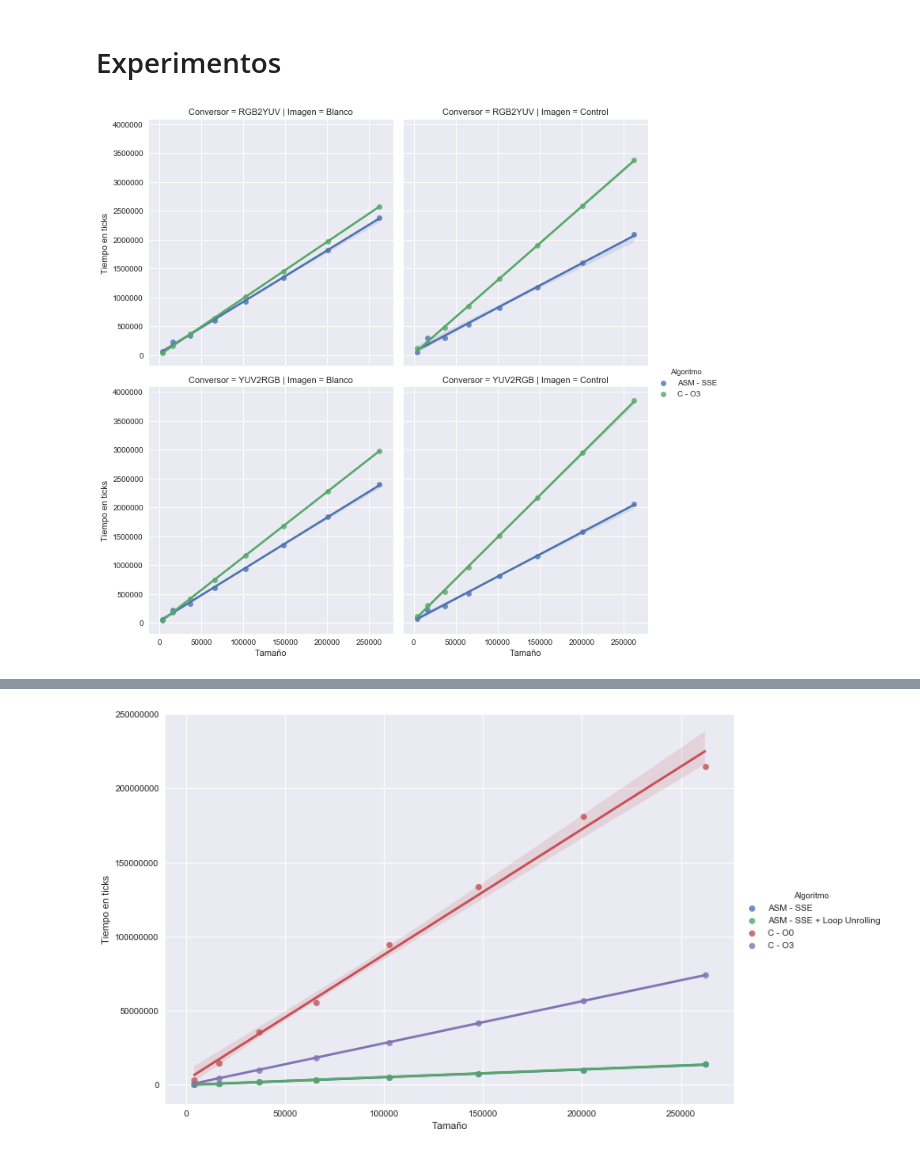
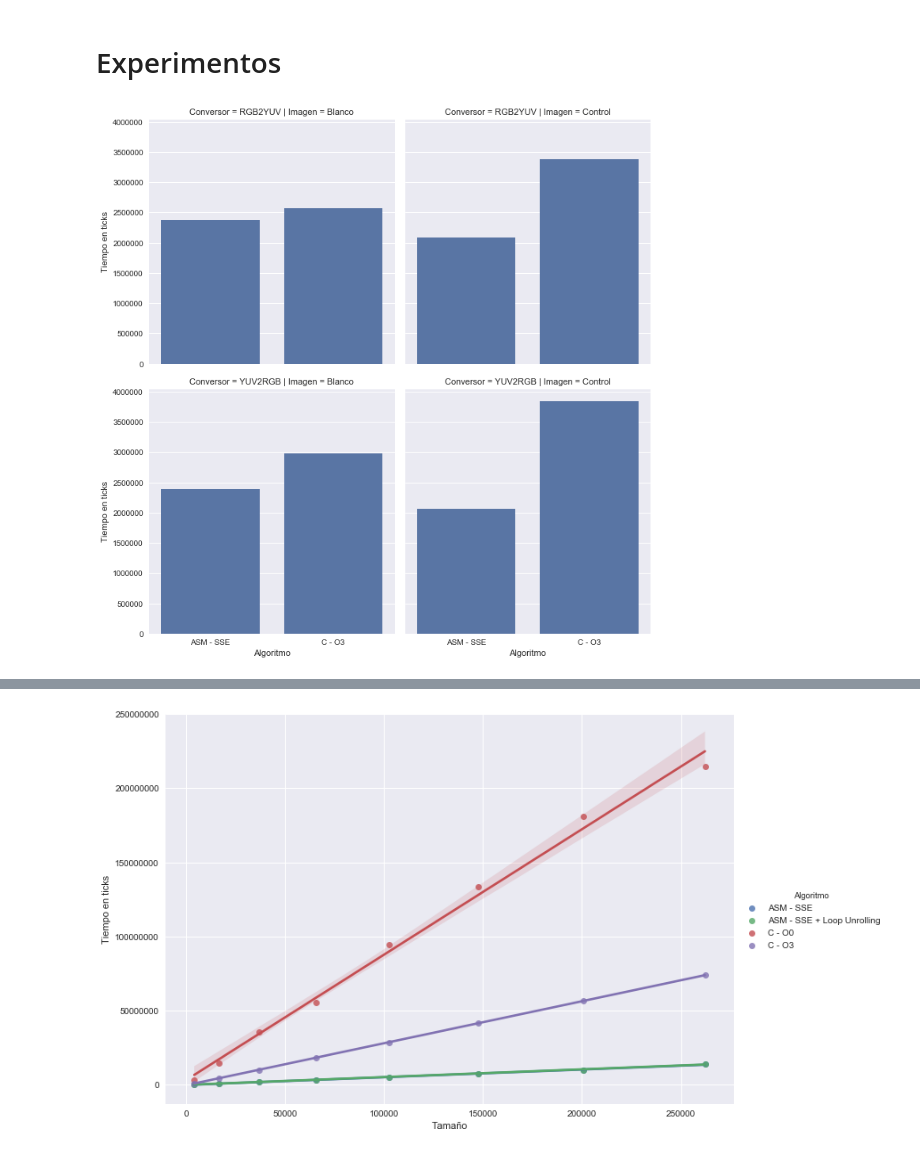
Before and after one commit to ZebaSz/orga2-tp2, a Jupyter notebook: informe/data/Orga2-TP2.ipynb, the cells around one changed output, grey strips where cells are left out. Saved outputs shown, nothing was run; the diff lists cells and outputs as text; code cells hidden in the pictures.

```diff
--- a/informe/data/Orga2-TP2.ipynb
+++ b/informe/data/Orga2-TP2.ipynb
@@ -87,27 +97,29 @@ plt.show()
 # %%
 dfRGBBlanco = pd.read_csv('rgb2yuv-blanco.csv')
 dfRGBBlanco[algo] = dfRGBBlanco[algo].map({1: ASM, 0: O3})
 dfRGBBlanco = dfRGBBlanco.groupby([algo, tam]).min().reset_index()
 dfRGBBlanco.insert(0,"Conversor","RGB2YUV")
 dfRGBBlanco.insert(0,"Imagen","Blanco")
 
 dfRGBCopy = dfRGB[dfRGB.Algoritmo != O0]
 dfRGBCopy.insert(0,"Imagen","Control")
 
 dfYUVBlanco = pd.read_csv('yuv2rgb-blanco.csv')
 dfYUVBlanco[algo] = dfYUVBlanco[algo].map({1: ASM, 0: O3})
 dfYUVBlanco = dfYUVBlanco.groupby([algo, tam]).min().reset_index()
 dfYUVBlanco.insert(0,"Conversor","YUV2RGB")
 dfYUVBlanco.insert(0,"Imagen","Blanco")
 
 dfYUVCopy = dfYUV[dfYUV.Algoritmo != O0]
 dfYUVCopy.insert(0,"Imagen","Control")
 
 df = pd.concat([dfRGBBlanco,dfRGBCopy,dfYUVBlanco,dfYUVCopy], ignore_index=True)
+df = df[df.Tamaño == 262144]
 
-g = sns.lmplot(x=tam, y=ticks, data=df, hue=algo, row='Conversor', col='Imagen', truncate=True, size=5, aspect=1)
+g = sns.FacetGrid(df, row='Conversor', col='Imagen', size=5, aspect=1)
+g.map(sns.barplot, algo, ticks)
 g.set_ylabels('Tiempo en ticks')
 plt.gca().get_yaxis().get_major_formatter().set_scientific(False)
 plt.show()
 # %% [output]
-[figure, old version]
+[figure, new version]
```
Also changed, not shown: parts of 5 cells of this notebook, 2 other files.
